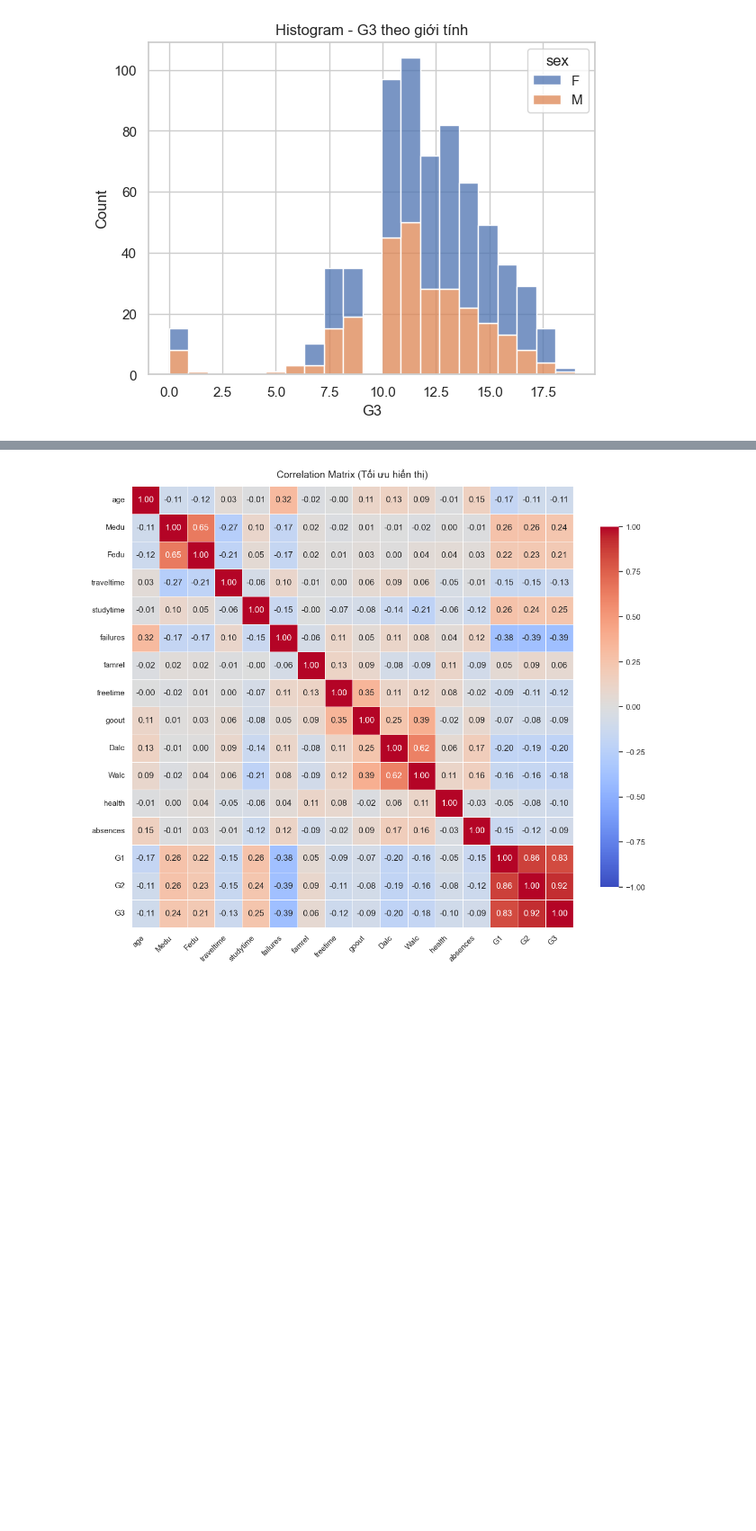
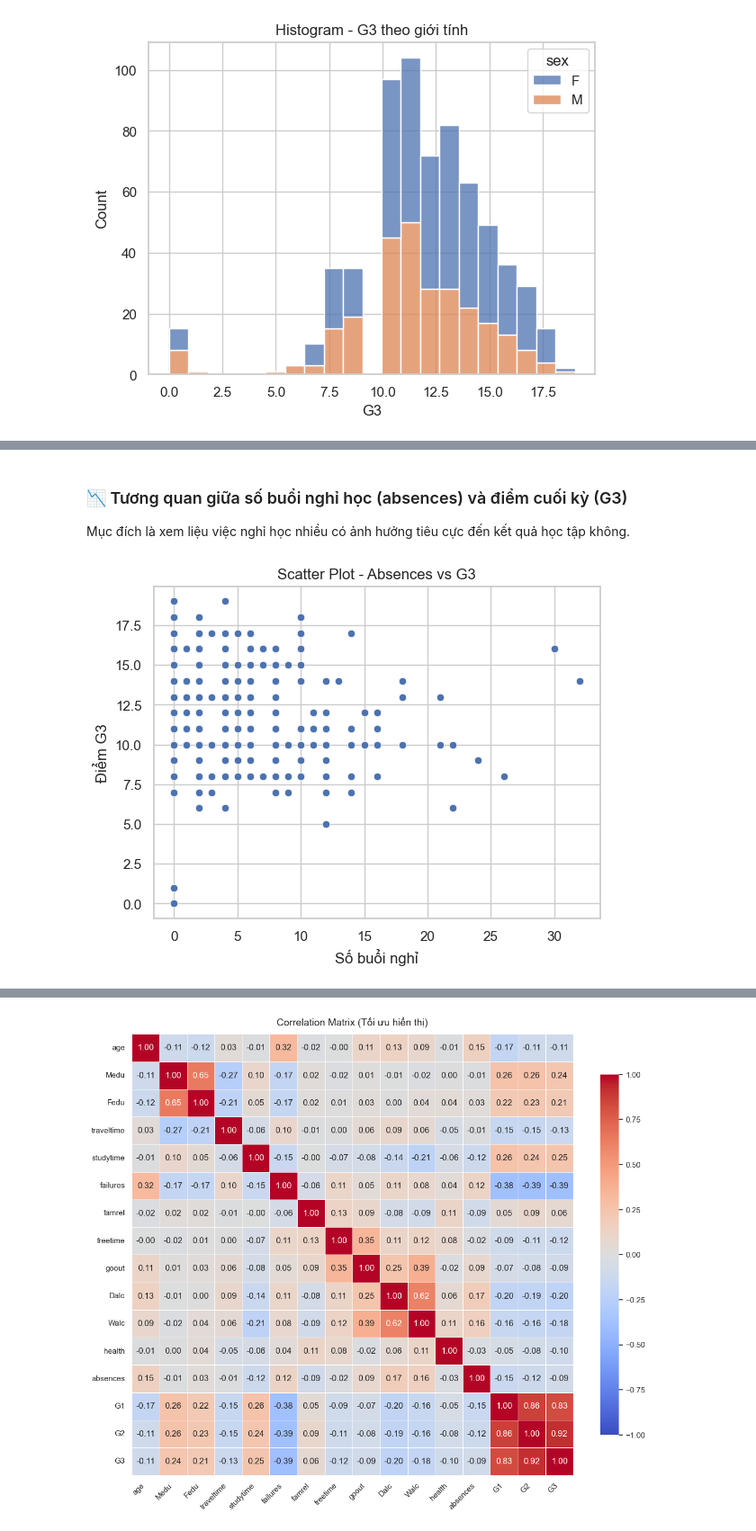
Before and after one commit to baolamabcd13/jupyter-ct, a Jupyter notebook: student.ipynb, the cells around one changed output, grey strips where cells are left out. Shown at 90% size. Saved outputs shown, nothing was run; the diff lists cells and outputs as text; code cells hidden in the pictures; blank space fills up the shorter version.

```diff
--- a/student.ipynb
+++ b/student.ipynb
@@ -171,0 +187,11 @@ plt.show()
+# %% [markdown]
+### 📉 Tương quan giữa số buổi nghỉ học (absences) và điểm cuối kỳ (G3)
+Mục đích là xem liệu việc nghỉ học nhiều có ảnh hưởng tiêu cực đến kết quả học tập không.
+# %%
+sns.scatterplot(x='absences', y='G3', data=df)
+plt.title('Scatter Plot - Absences vs G3')
+plt.xlabel('Số buổi nghỉ')
+plt.ylabel('Điểm G3')
+plt.show()
+# %% [output]
+[figure, added]
```
Also changed, not shown: parts of 8 cells of this notebook.
